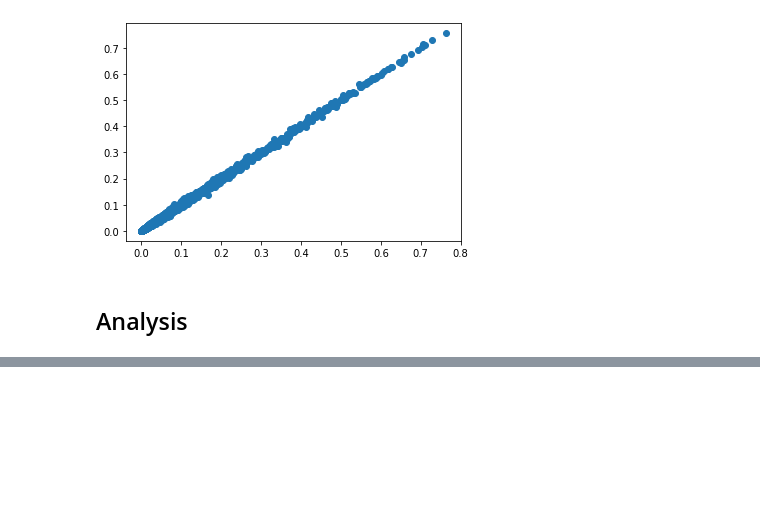
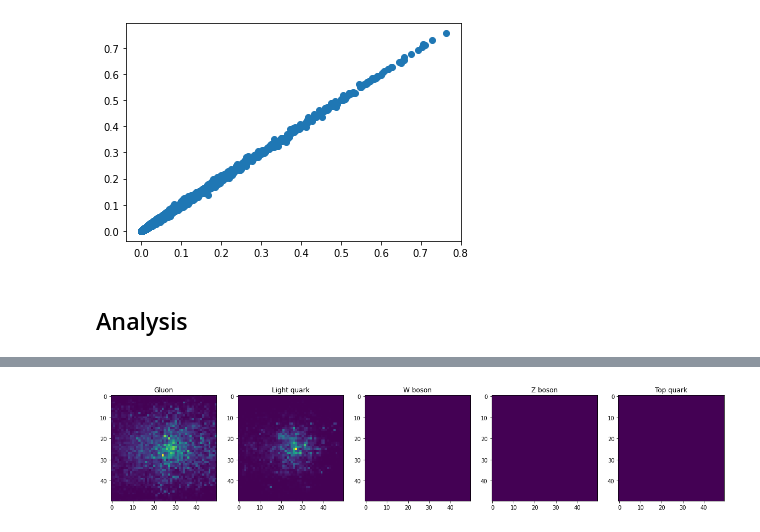
Before and after one commit to womogenes/top-tagging, a Jupyter notebook: exploration.ipynb, the cells around one changed output, grey strips where cells are left out. Saved outputs shown, nothing was run; the diff lists cells and outputs as text; code cells hidden in the pictures; blank space fills up the shorter version.

Commit message:
Add histograms for all particles

```diff
--- a/exploration.ipynb
+++ b/exploration.ipynb
@@ -100,26 +110,25 @@ plt.ylabel("Momentum)")
 # %%
 labels = ["Gluon", "Light quark", "W boson", "Z boson", "Top quark"]
 # %%
-fig, axs = plt.subplots(2, 1)
-fig.set_size_inches(4, 8)
-
 n_jets = len(events)
 resolution = 50
-image = np.zeros((resolution, resolution))
 
-for i in tqdm(range(n_jets)):
-    y = events[i]["y"]
-    if y[0] != 1: continue
+def create_image(particle):
+    image = np.zeros((resolution, resolution))
 
-    # Plot a single thing
-    my_event = events[i]["x"]
+    for i in tqdm(range(n_jets)):
+        y = events[i]["y"]
+        if y[0] != particle: continue
 
-    etas = my_event[:, 1]
-    phis = my_event[:, 2]
-    energies = my_event[:, 3]
+        # Plot a single thing
+        my_event = events[i]["x"]
 
-    hist = np.histogram2d(etas, phis, weights=energies, bins=50)
+        etas = my_event[:, 1]
+        phis = my_event[:, 2]
+        energies = my_event[:, 3]
 
-    image += hist[0]
+        hist = np.histogram2d(etas, phis, weights=energies, bins=50)
 
-plt.imshow(image, cmap="hot")
+        image += hist[0]
+
+    return image
@@ -129,2 +135,11 @@ plt.imshow(image, cmap="hot")
 # %%
 # Add up all images for each category
+images = [create_image(particle) for particle in range(5)]
+# %%
+fig, axs = plt.subplots(1, 5, figsize=(20, 4))
+
+for i, image in enumerate(images):
+    axs[i].imshow(image)
+    axs[i].set_title(labels[i])
+# %% [output]
+[figure, added]
```
Also changed, not shown: parts of 5 cells of this notebook.
